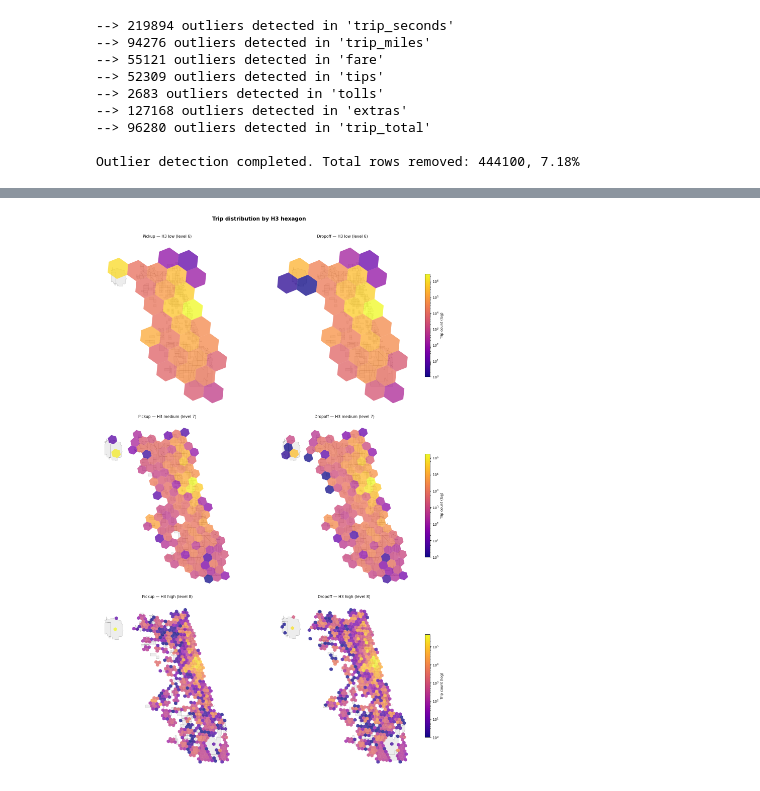
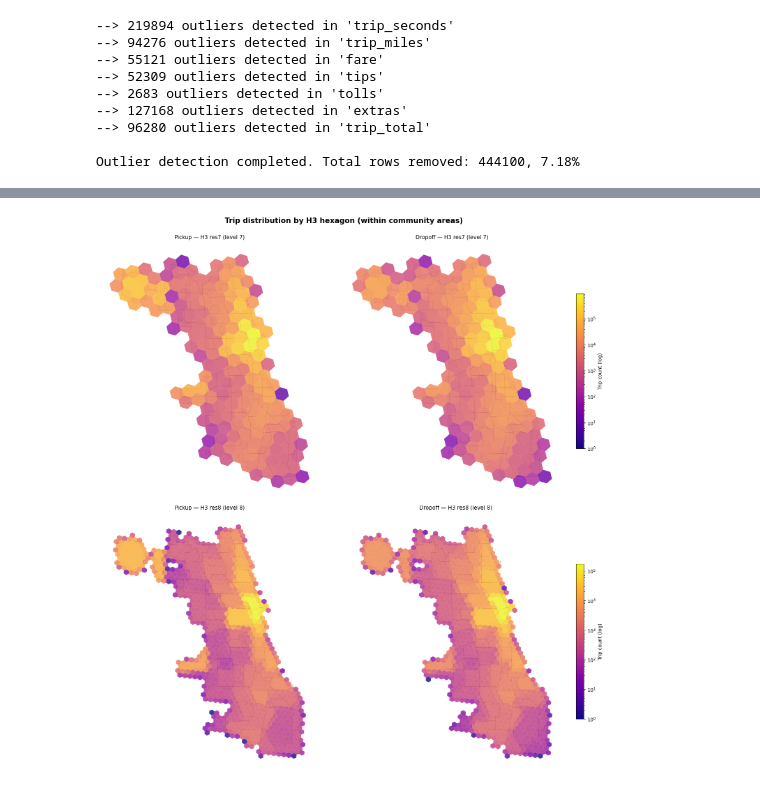
Before and after one commit to ge02/AAA_TA_2026, a Jupyter notebook: notebooks/01_Preprocessing/01_03_Trip_Data_Cleanup.ipynb, the cells around one changed output, grey strips where cells are left out. Drawn from its saved outputs; the diff is of its cells as text; code cells hidden in the pictures.

Commit message:
replace census tracts with community areas

```diff
--- a/notebooks/01_Preprocessing/01_03_Trip_Data_Cleanup.ipynb
+++ b/notebooks/01_Preprocessing/01_03_Trip_Data_Cleanup.ipynb
@@ -495,3 +525,20 @@ raw_data = raw_data.dropna(subset=columns_to_remove)
 # %%
-raw_data.head()
+# # # # # # # # # # # # # # # # # # # # # #
+#                                         #
+# Step 3: Map census tracts to the        #
+#         correct community areas         #
+# # # # # # # # # # # # # # # # # # # # # #
+
+# Fill any missing community area from the trip's 2010 census tract using the
+# tract -> community-area crosswalk. Existing (city-provided) community areas
+# are kept as-is.
+for direction in ("pickup", "dropoff"):
+    ca_col = f"{direction}_community_area"
+    tract_col = f"{direction}_census_tract"
+    need = df_cleaned[ca_col].isna() & df_cleaned[tract_col].notna()
+    filled = df_cleaned.loc[need, tract_col].map(tract_to_ca)
+    df_cleaned.loc[need, ca_col] = filled.values
+    print(f"{direction}: filled {int(filled.notna().sum()):,} community areas from census tract")
+
+df_cleaned.head()
 # %% [output]
@@ -638,54 +670,38 @@ high: pickup NAs=0  dropoff NAs=0
 # %%
+# # # # # # # # # # # # # # # # # # # # # #
+#                                         #
+# H3 distribution plots (verification)    #
+#                                         #
+# # # # # # # # # # # # # # # # # # # # # #
 from matplotlib.colors import LogNorm
 
-# Tracts that actually appear in the data (union of pickup + dropoff)
-tracts_with_trips = set(
-    raw_data["pickup_census_tract"].dropna().apply(lambda x: str(int(float(x))))
-) | set(
-    raw_data["dropoff_census_tract"].dropna().apply(lambda x: str(int(float(x))))
-)
-active_tracts = tracts[tracts[TRACT_COL].isin(tracts_with_trips)]
+fig, axes = plt.subplots(len(H3_RESOLUTIONS), 2, figsize=(16, 8 * len(H3_RESOLUTIONS)))
 
-# H3 choropleths — one row per resolution, pickup / dropoff side by side
-fig, axes = plt.subplots(3, 2, figsize=(16, 22))
+for row_idx, (res_name, res_level) in enumerate(H3_RESOLUTIONS.items()):
+    for col_idx, direction in enumerate(("pickup", "dropoff")):
+        ax = axes[row_idx, col_idx]
+        counts = df_cleaned[f"{direction}_h3_{res_name}"].value_counts().dropna()
 
-for row_idx, (res_name, res_level) in enumerate(resolutions.items()):
-    for col_idx, direction in enumerate(('pickup', 'dropoff')):
-        ax = axes[row_idx, col_idx]
+        polys = [Polygon([(lon, lat) for lat, lon in h3.cell_to_boundary(c)]) for c in counts.index]
+        hex_gdf = gpd.GeoDataFrame({"count": counts.values, "geometry": polys}, crs=4326)
 
-        counts = raw_data[f'{direction}_h3_{res_name}_resolution'].value_counts().dropna()
-
-        # Build H3 GeoDataFrame for cells that have at least one trip
-        polys = [
-            Polygon([(lon, lat) for lat, lon in h3.cell_to_boundary(cell)])
-            for cell in counts.index
-        ]
-        hex_gdf = gpd.GeoDataFrame(
-            {'count': counts.values, 'geometry': polys}, crs=4326
-        )
-
-        # Base layer: only census tract outlines for tracts that have trips
-        active_tracts.plot(ax=ax, facecolor='lightgray', edgecolor='black',
-                           linewidth=0.4, alpha=0.4)
+        # Base layer: community-area outlines
+        community_areas.plot(ax=ax, facecolor="lightgray", edgecolor="black", linewidth=0.4, alpha=0.4)
 
         # H3 layer coloured by trip count
         hex_gdf.plot(
-            ax=ax, column='count', cmap='plasma',
+            ax=ax, column="count", cmap="plasma",
             norm=LogNorm(vmin=1, vmax=counts.max()),
             legend=(col_idx == 1),
-            legend_kwds={'label': 'Trip count (log)', 'shrink': 0.6},
-            alpha=0.75, edgecolor='none'
+            legend_kwds={"label": "Trip count (log)", "shrink": 0.6},
+            alpha=0.8, edgecolor="none",
         )
-
-        ax.set_title(
-            f'{direction.capitalize()} — H3 {res_name} (level {res_level})',
-            fontsize=11
-        )
+        ax.set_title(f"{direction.capitalize()} — H3 {res_name} (level {res_level})", fontsize=11)
         ax.set_axis_off()
 
-plt.suptitle('Trip distribution by H3 hexagon', fontsize=15, fontweight='bold', y=1.01)
+plt.suptitle("Trip distribution by H3 hexagon (within community areas)", fontsize=15, fontweight="bold", y=1.0)
 plt.tight_layout()
 plt.show()
 # %% [output]
-[figure, old version]
+[figure, new version]
 # %%
```
Also changed, not shown: parts of 11 cells of this notebook, 3 other files.
